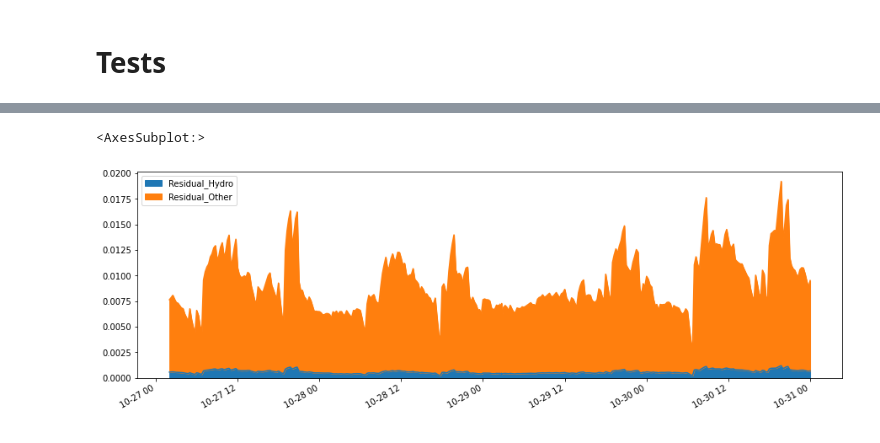
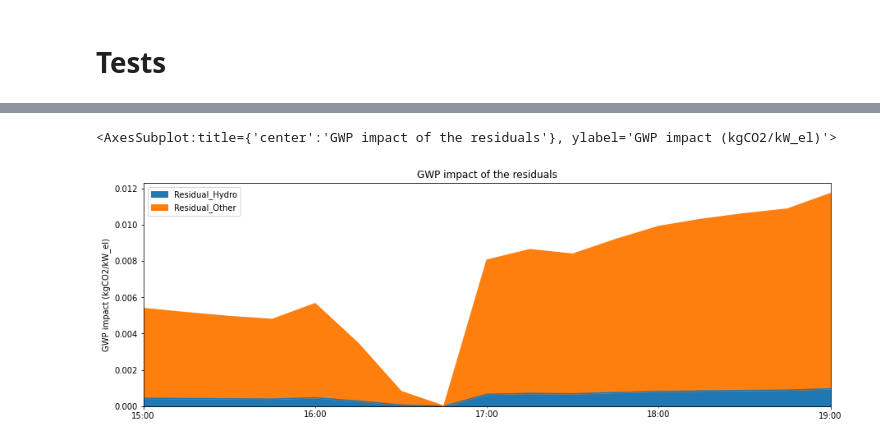
Before and after one commit to LESBAT-HEIG-VD/EcoDynElec, a Jupyter notebook: Reorganize.ipynb, the cells around one changed output, grey strips where cells are left out. Saved outputs shown, nothing was run; the diff lists cells and outputs as text; code cells hidden in the pictures.

```diff
--- a/Reorganize.ipynb
+++ b/Reorganize.ipynb
@@ -1424,7 +1641,7 @@ def save_dataset(data, savedir, name, target=None, freq='H'):
     as_target = "" if target is None else f"_{target}"
 
     ### Saving
-    data.to_csv(savedir+f"{name}{as_target}_{tPass[freq]}.csv",sep=";",index=True)
+    data.to_csv(savedir+f"{name}{as_target}_{tPass[freq]}.csv",index=True)
 # %% [markdown]
 # Checking
 # %% [markdown]
@@ -1537,6 +1754,7 @@ class Parameter():
     def _dates_from_excel(self, array):
         adapt = lambda x: ("0" if x<10 else "") + str(x)
         date = array.fillna(0)
+        if date.sum()==0: return None
         return "{0}-{1}-{2} {3}:{4}".format(*date.apply(adapt).values)
 
     def _set_to_None(self):
@@ -1723,9 +1952,12 @@ def execute(p=None, excel=None, is_verbose=False):
 
 
     # Load generation and exchange data from entso-e
+
     raw_prodExch = import_data(ctry=p.ctry, start=p.start, end=p.end, freq=p.freq, target=p.target,
                                involved_countries=neighbours, prod_gap=prod_gap, sg_data=sg,
-                               path_gen=p.path.generation, path_imp=p.path.exchanges,
+                               path_gen=p.path.generation, path_gen_raw=p.path.raw_generation,
+                               path_imp=p.path.exchanges, path_imp_raw=p.path.raw_exchanges,
+                               savedir=p.path.savedir, savegen=p.path.savegen, saveimp=p.path.saveimp,
                                residual_global=p.residual_global, correct_imp=p.sg_imports,
                                is_verbose=is_verbose)
 
@@ -1956,21 +2192,23 @@ def compute_per_unit(data):
 # %%
 ## Define the parameters for the execution
 
-p = Parameter().from_excel(excel="./EcoDynBat_tests.xlsx")
-p.start= '2017-10-27 00:00'
-p.end= '2017-10-30 23:45'
+p = Parameter().from_excel(excel="../excel_test.xlsx")
+#p.start= None#'2017-10-27 00:00'
+#p.end= None#'2017-10-30 23:45'
 
-p.target = 'CH'
+#p.target = 'CH'
 
-p.freq = "15min"
-p.residual_global = False
-p.residual_local = True
-p.net_exchanges = False
-p.network_losses = True
-p.sg_imports = True
-p.cst_imports = False
+#p.freq = "d"
+#p.residual_global = True
+#p.residual_local = False
+#p.net_exchanges = True
+#p.network_losses = True
+#p.sg_imports = True
+#p.cst_imports = False
 
-#p.path.savedir = p.path.rootdir+"EcoDynBat2/local_output/"
+#p.path.savedir = "/home/francois/Documents/EcoDynBat/Output_Test/global/"
+#p.path.generation = "/home/francois/Documents/EcoDynBat/Output_Test/generation/"
+#p.path.exchanges = "/home/francois/Documents/EcoDynBat/Output_Test/exchanges/"
 p
 # %% [output]
 ctry --> ['AT', 'CH', 'CZ', 'DE', 'FR', 'IT']
@@ -2037,7 +2273,7 @@ per_unit.plot.area(figsize=(15,5))
 # %%
 # Represents the detail per country of origin of that kWh of electricity
 per_unit = compute_per_unit(imp['GWP'][[k for k in imp['GWP'].columns if k.find('Residual')!=-1]])
-per_unit.plot.area(figsize=(15,5))
+per_unit.plot.area(figsize=(15,5),title="GWP impact of the residuals",ylabel="GWP impact (kgCO2/kW_el)")
 # %% [output]
-<AxesSubplot:>
+<AxesSubplot:title={'center':'GWP impact of the residuals'}, ylabel='GWP impact (kgCO2/kW_el)'>
-[figure, old version]
+[figure, new version]
```
Also changed, not shown: parts of 35 cells of this notebook, 6 other files.
